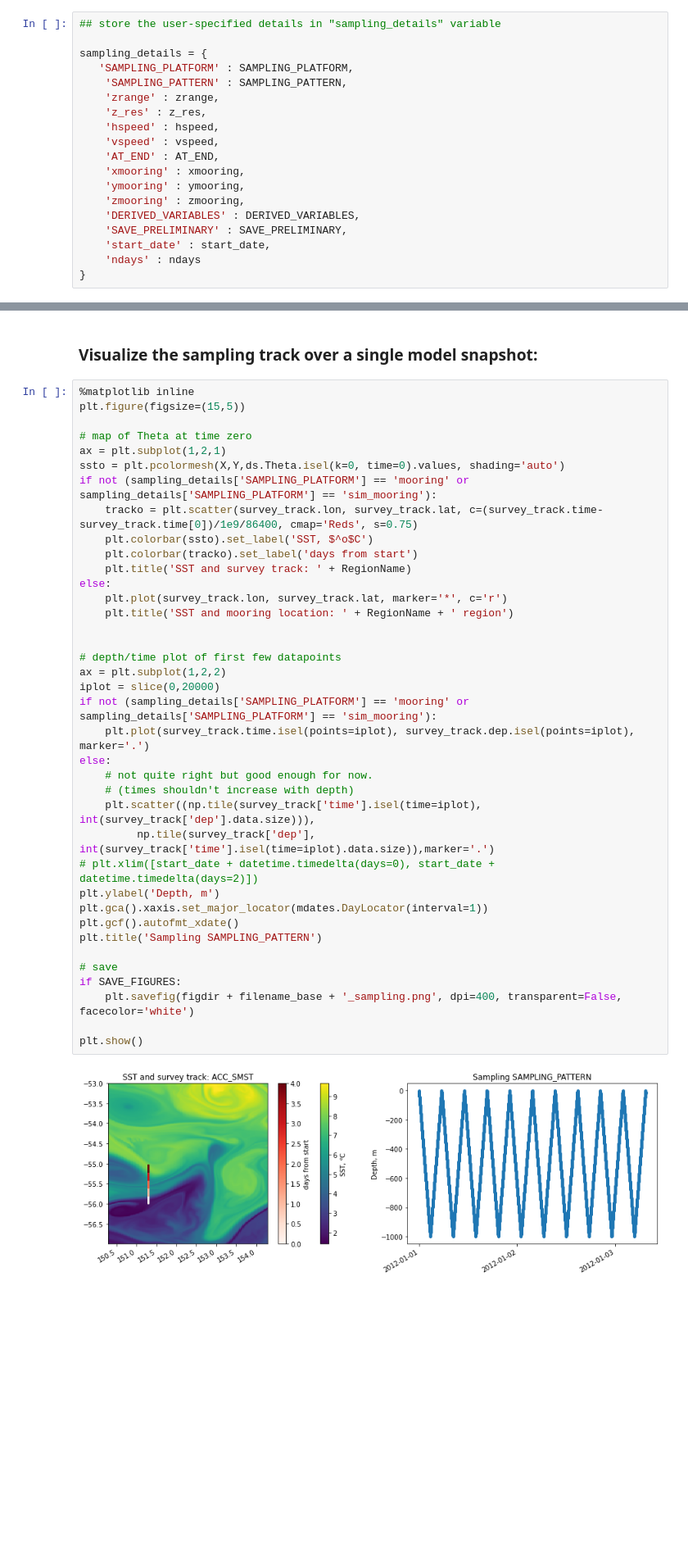
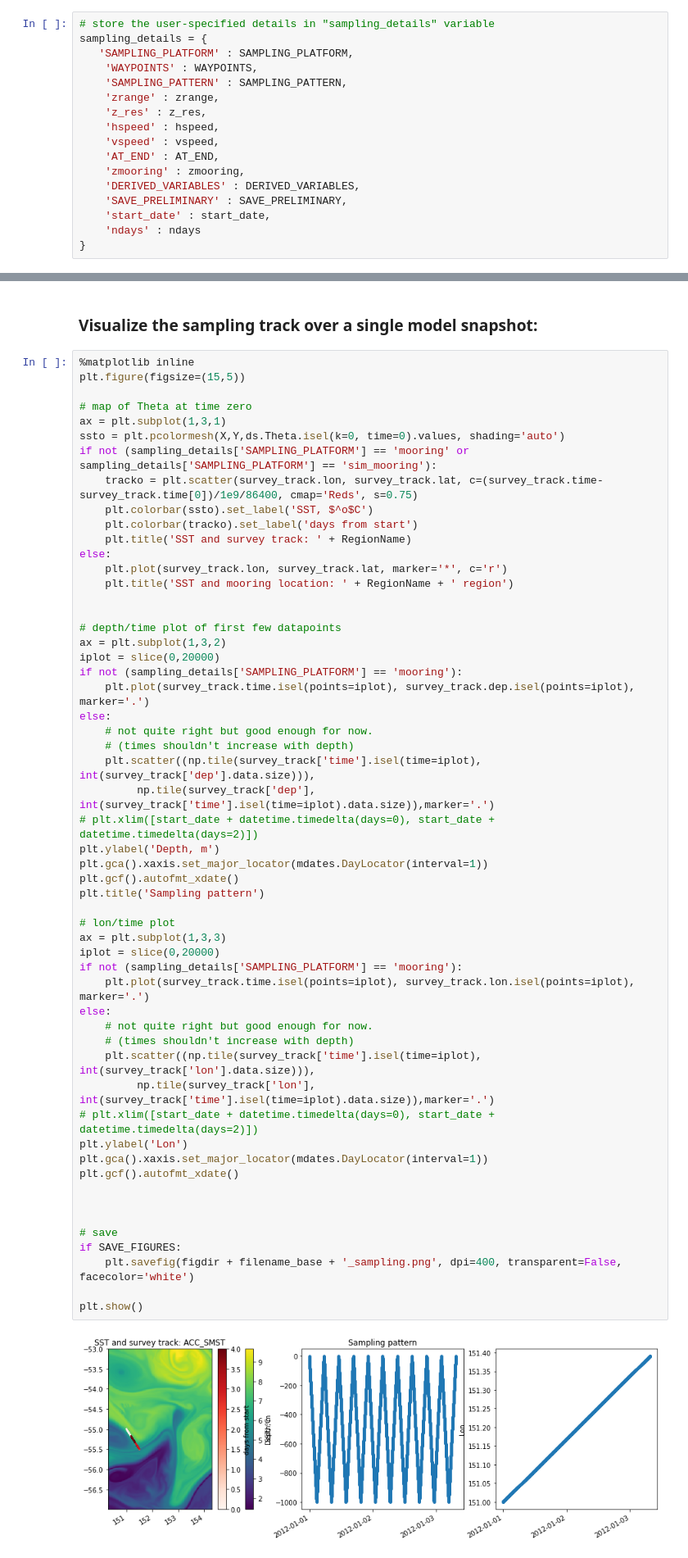
Before and after one commit to kdrushka/oceanliner, a Jupyter notebook: run_oceanliner.ipynb, the cells around one changed output, grey strips where cells are left out. Shown at 82% size. Saved outputs shown, nothing was run; the diff lists cells and outputs as text; blank space fills up the shorter version.

Commit message:
waypoints as input

```diff
--- a/run_oceanliner.ipynb
+++ b/run_oceanliner.ipynb
@@ -165,18 +162,16 @@ SAVE_FIGURES = False
 #  This takes more space but is faster and less prone to crashing than the gridding step
 SAVE_PRELIMINARY = False
 # %%
-## store the user-specified details in "sampling_details" variable
-
+# store the user-specified details in "sampling_details" variable
 sampling_details = {
    'SAMPLING_PLATFORM' : SAMPLING_PLATFORM,
+    'WAYPOINTS' : WAYPOINTS,
     'SAMPLING_PATTERN' : SAMPLING_PATTERN,
     'zrange' : zrange,
     'z_res' : z_res,
     'hspeed' : hspeed,
     'vspeed' : vspeed,
     'AT_END' : AT_END,
-    'xmooring' : xmooring,
-    'ymooring' : ymooring,
     'zmooring' : zmooring,
     'DERIVED_VARIABLES' : DERIVED_VARIABLES,
     'SAVE_PRELIMINARY' : SAVE_PRELIMINARY,
@@ -343,41 +331,58 @@ OSSE_ACC_SMST_glider_2012-01-01_to_2012-01-06_maxdepth-1000
 plt.figure(figsize=(15,5))
 
 # map of Theta at time zero
-ax = plt.subplot(1,2,1)
+ax = plt.subplot(1,3,1)
 ssto = plt.pcolormesh(X,Y,ds.Theta.isel(k=0, time=0).values, shading='auto')
 if not (sampling_details['SAMPLING_PLATFORM'] == 'mooring' or sampling_details['SAMPLING_PLATFORM'] == 'sim_mooring'):
     tracko = plt.scatter(survey_track.lon, survey_track.lat, c=(survey_track.time-survey_track.time[0])/1e9/86400, cmap='Reds', s=0.75)
     plt.colorbar(ssto).set_label('SST, $^o$C')
     plt.colorbar(tracko).set_label('days from start')
     plt.title('SST and survey track: ' + RegionName)
 else:
     plt.plot(survey_track.lon, survey_track.lat, marker='*', c='r')
     plt.title('SST and mooring location: ' + RegionName + ' region')
 
 
 # depth/time plot of first few datapoints
-ax = plt.subplot(1,2,2)
+ax = plt.subplot(1,3,2)
 iplot = slice(0,20000)
-if not (sampling_details['SAMPLING_PLATFORM'] == 'mooring' or sampling_details['SAMPLING_PLATFORM'] == 'sim_mooring'):
+if not (sampling_details['SAMPLING_PLATFORM'] == 'mooring'):
     plt.plot(survey_track.time.isel(points=iplot), survey_track.dep.isel(points=iplot), marker='.')
 else:
     # not quite right but good enough for now.
     # (times shouldn't increase with depth)
     plt.scatter((np.tile(survey_track['time'].isel(time=iplot), int(survey_track['dep'].data.size))),
          np.tile(survey_track['dep'], int(survey_track['time'].isel(time=iplot).data.size)),marker='.')
 # plt.xlim([start_date + datetime.timedelta(days=0), start_date + datetime.timedelta(days=2)])
 plt.ylabel('Depth, m')
 plt.gca().xaxis.set_major_locator(mdates.DayLocator(interval=1))
 plt.gcf().autofmt_xdate()
-plt.title('Sampling SAMPLING_PATTERN')
+plt.title('Sampling pattern')
+
+# lon/time plot
+ax = plt.subplot(1,3,3)
+iplot = slice(0,20000)
+if not (sampling_details['SAMPLING_PLATFORM'] == 'mooring'):
+    plt.plot(survey_track.time.isel(points=iplot), survey_track.lon.isel(points=iplot), marker='.')
+else:
+    # not quite right but good enough for now.
+    # (times shouldn't increase with depth)
+    plt.scatter((np.tile(survey_track['time'].isel(time=iplot), int(survey_track['lon'].data.size))),
+         np.tile(survey_track['lon'], int(survey_track['time'].isel(time=iplot).data.size)),marker='.')
+# plt.xlim([start_date + datetime.timedelta(days=0), start_date + datetime.timedelta(days=2)])
+plt.ylabel('Lon')
+plt.gca().xaxis.set_major_locator(mdates.DayLocator(interval=1))
+plt.gcf().autofmt_xdate()
+
+
 
 # save
 if SAVE_FIGURES:
     plt.savefig(figdir + filename_base + '_sampling.png', dpi=400, transparent=False, facecolor='white')
 
 plt.show()
 # %% [output]
-[figure, old version]
+[figure, new version]
 # %% [markdown]
 ### MAIN FUNCTION OF OCEANLINER:
 Interpolate data with the specified sampling SAMPLING_PATTERN to create `subsampled_data` then put on a regular grid and store in `sgridded`
```
Also changed, not shown: parts of 10 cells of this notebook, 1 other file.
